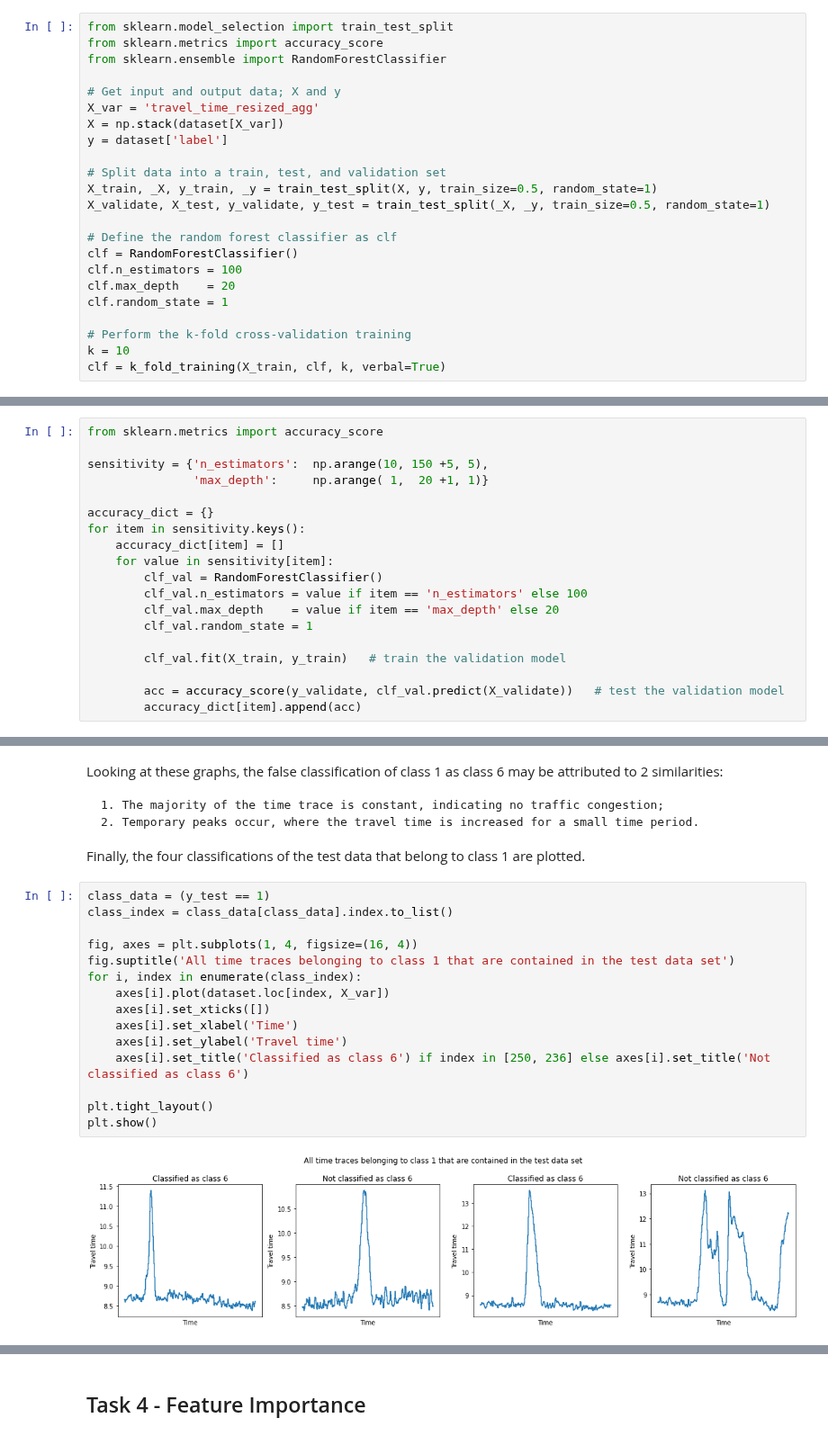
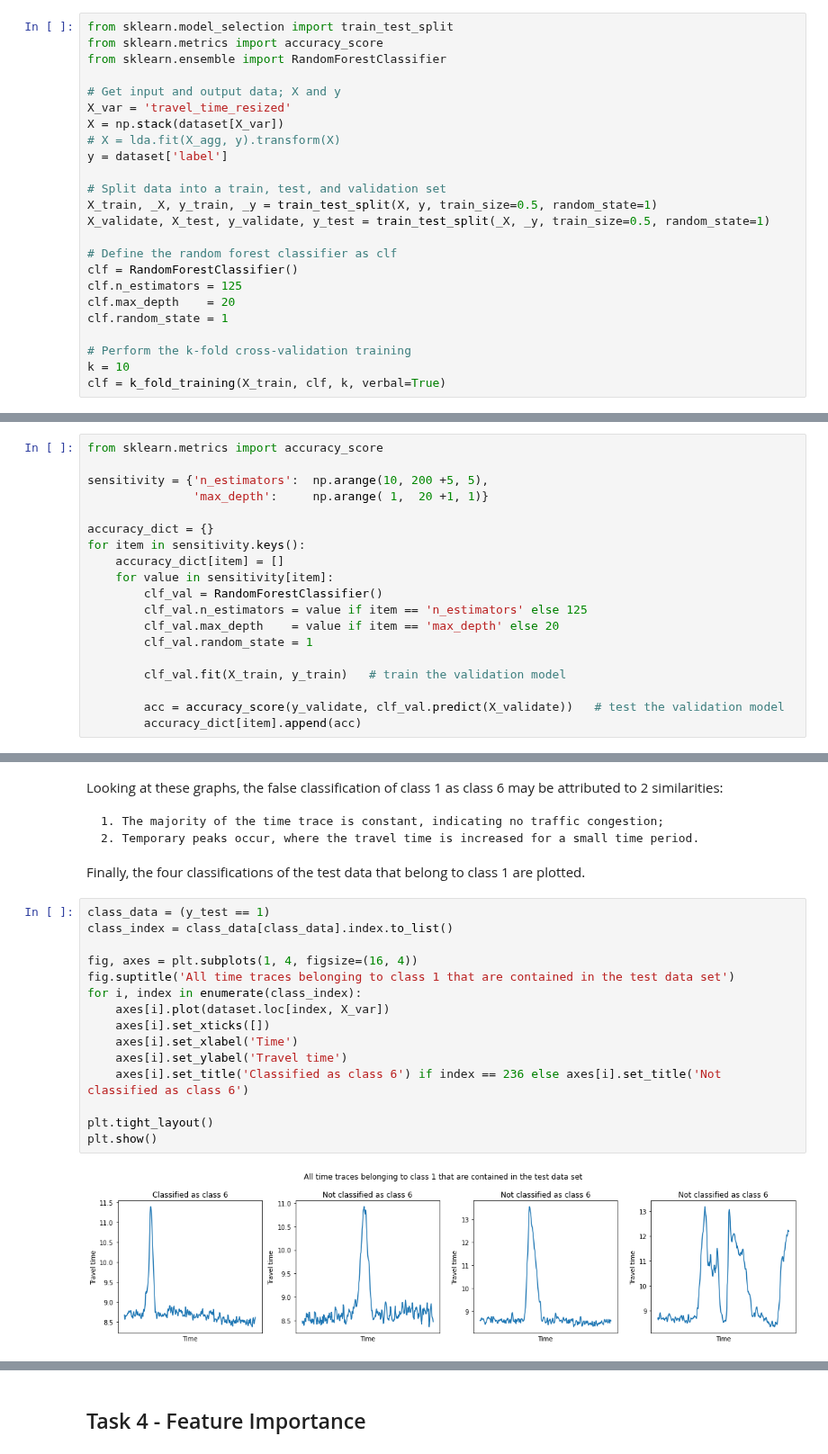
Before and after one commit to tamarvooijs/Applied-Machine-Learning, a Jupyter notebook: Week3/Assignment3_16.ipynb, the cells around one changed output, grey strips where cells are left out. Shown at 90% size. Drawn from its saved outputs; the diff is of its cells as text.

```diff
--- a/Week3/Assignment3_16.ipynb
+++ b/Week3/Assignment3_16.ipynb
@@ -264,8 +265,9 @@ from sklearn.metrics import accuracy_score
 from sklearn.ensemble import RandomForestClassifier
 
 # Get input and output data; X and y
-X_var = 'travel_time_resized_agg'
+X_var = 'travel_time_resized'
 X = np.stack(dataset[X_var])
+# X = lda.fit(X_agg, y).transform(X)
 y = dataset['label']
 
 # Split data into a train, test, and validation set
@@ -274,7 +276,7 @@ X_validate, X_test, y_validate, y_test = train_test_split(_X, _y, train_size=0.5
 
 # Define the random forest classifier as clf
 clf = RandomForestClassifier()
-clf.n_estimators = 100
+clf.n_estimators = 125
 clf.max_depth    = 20
 clf.random_state = 1
 
@@ -327,7 +329,7 @@ QUESTION 10: Conduct a sensitivity analysis of atleast two parameters of the ran
 # %%
 from sklearn.metrics import accuracy_score
 
-sensitivity = {'n_estimators':  np.arange(10, 150 +5, 5),
+sensitivity = {'n_estimators':  np.arange(10, 200 +5, 5),
                'max_depth':     np.arange( 1,  20 +1, 1)}
 
 accuracy_dict = {}
@@ -335,7 +337,7 @@ for item in sensitivity.keys():
     accuracy_dict[item] = []
     for value in sensitivity[item]:
         clf_val = RandomForestClassifier()
-        clf_val.n_estimators = value if item == 'n_estimators' else 100
+        clf_val.n_estimators = value if item == 'n_estimators' else 125
         clf_val.max_depth    = value if item == 'max_depth' else 20
         clf_val.random_state = 1
 
@@ -428,18 +430,18 @@ Finally, the four classifications of the test data that belong to class 1 are pl
 # %%
 class_data = (y_test == 1)
 class_index = class_data[class_data].index.to_list()
 
 fig, axes = plt.subplots(1, 4, figsize=(16, 4))
 fig.suptitle('All time traces belonging to class 1 that are contained in the test data set')
 for i, index in enumerate(class_index):
     axes[i].plot(dataset.loc[index, X_var])
     axes[i].set_xticks([])
     axes[i].set_xlabel('Time')
     axes[i].set_ylabel('Travel time')
-    axes[i].set_title('Classified as class 6') if index in [250, 236] else axes[i].set_title('Not classified as class 6')
+    axes[i].set_title('Classified as class 6') if index == 236 else axes[i].set_title('Not classified as class 6')
 
 plt.tight_layout()
 plt.show()
 # %% [output]
-[figure, old version]
+[figure, new version]
 # %% [markdown]
```
Also changed, not shown: parts of 10 cells of this notebook.
